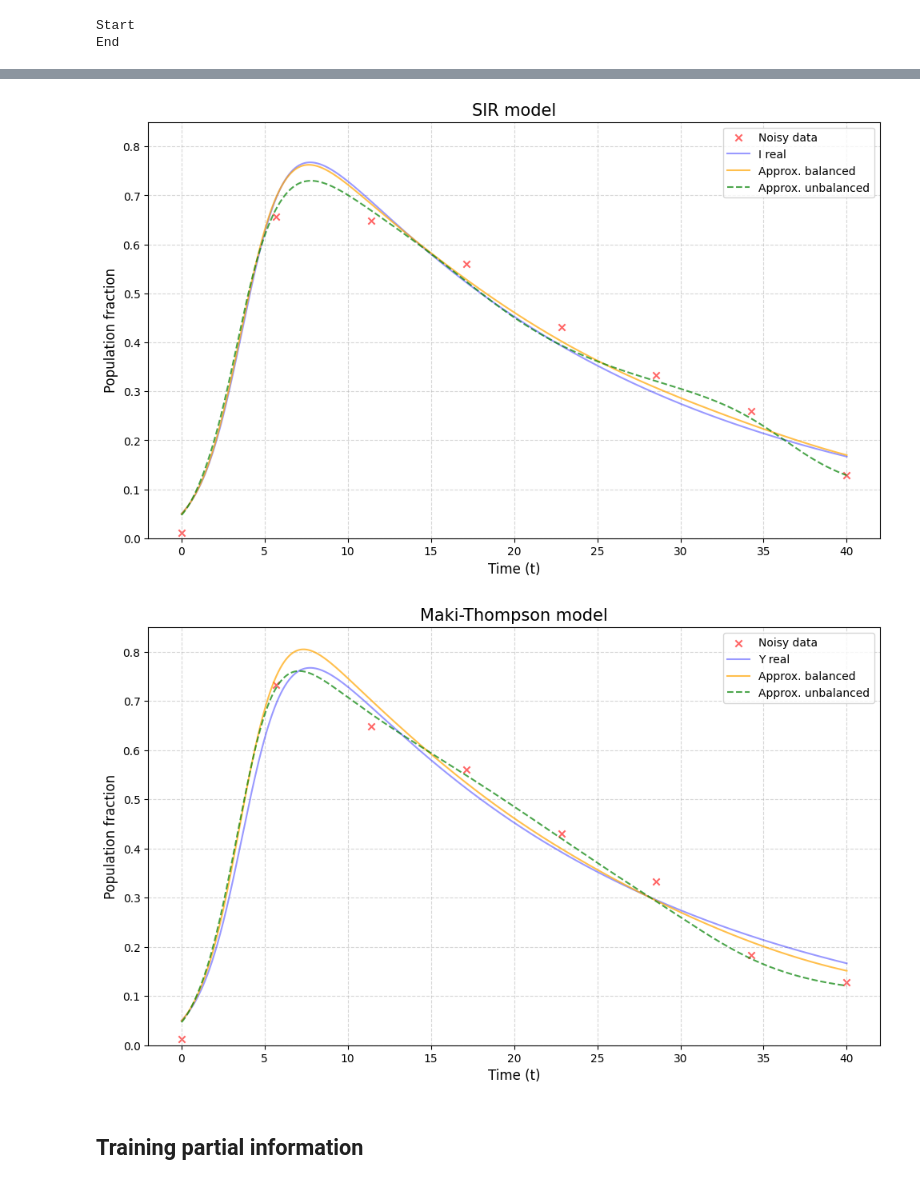
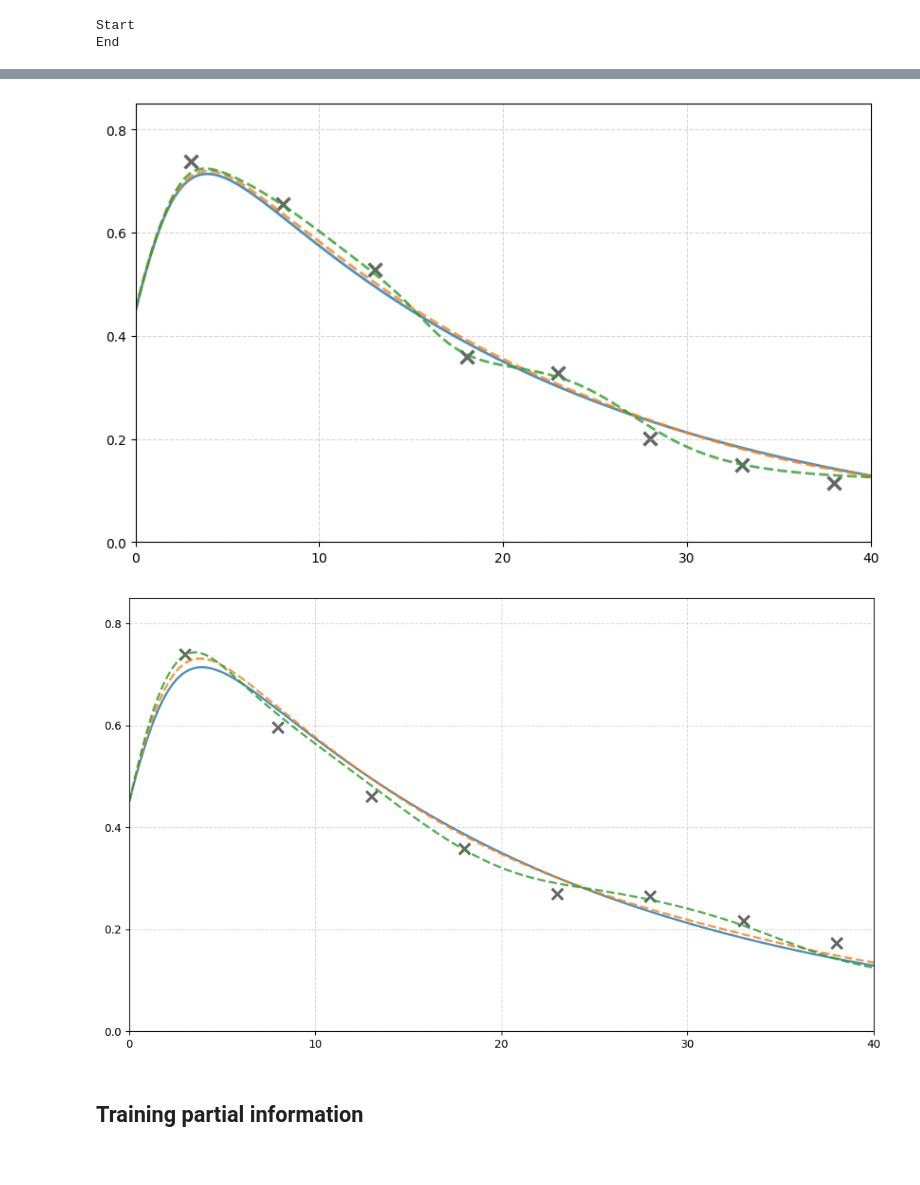
Before and after one commit to DiegoH81/PINNs, a Jupyter notebook: MODEL_graphics.ipynb, the cells around one changed output, grey strips where cells are left out. Cells and saved outputs as stored; diff of their text form; code cells hidden in the pictures.

```diff
--- a/MODEL_graphics.ipynb
+++ b/MODEL_graphics.ipynb
@@ -198,7 +204,7 @@ n_points = 2000
 t_real = torch.linspace(t_start, t_end, n_points).reshape(-1, 1)
 
 # Initial conditions
-s_0, i_0, r_0 = 0.95, 0.05, 0.0
+s_0, i_0, r_0 = 0.45, 0.45, 0.10
 y_0 = np.array([s_0, i_0, r_0])
 
 # N Epocas
@@ -215,5 +221,18 @@ solMT = rk4(SIR, y_0, t_real.detach().numpy(), beta, gamma);
 # Learning Rate
 lr = 1e-3
 tPlot = t_real.detach().numpy()
+# %%
+black = "#000000"
+red = "#FF0000"
+shinyRed = "#E63946"
+orange = "#FF8C00"
+lime = "#00FF00"
+electric_blue = "#0000FF"
+navy = "#1D3557"
+green = "#008000"
+blue = "#0000ff"
+magenta = '#FF00FF'
+cyan = '#00FFFF'
+yellow = '#FFD700'
 # %% [markdown]
 ## SIR - Maki-Thompson comparison
@@ -220,2 +326,4 @@ tPlot = t_real.detach().numpy()
+# %%
+h_points_eight =  np.array([3, 8, 13, 18, 23, 28, 33, 38])
 # %%
 print("Start")
@@ -235,12 +346,9 @@ End
 # %%
 print("Start")
-noiseBaseMT, noiseSignMT = getNoiseBase(solMT)
-solNoisyMT = getNoisySolution(solMT, noiseBaseMT, noiseSignMT, 5.0)
-
-modelMT_Balanced, idHPointsMT_Balanced = train(8, t_real, solNoisyMT, 50, y_0, True, lr, 0.0, 40.0, n_points, 10000, "MT")
+modelMT_Balanced, idHPointsMT_Balanced = train(h_points_eight, t_real, solNoisyMT, 50, y_0, True, lr, 0.0, 40.0, n_points, 10000, "MT")
 modelMT_Balanced_Plot = modelMT_Balanced(t_real).detach().numpy()
 
-modelMT_Unbalanced, idHPointsMT_Unbalanced = train(8, t_real, solNoisyMT, 50, y_0, False, lr, 0.0, 40.0, n_points, 10000, "MT")
+modelMT_Unbalanced, idHPointsMT_Unbalanced = train(h_points_eight, t_real, solNoisyMT, 50, y_0, False, lr, 0.0, 40.0, n_points, 10000, "MT")
 modelMT_Unbalanced_Plot = modelMT_Unbalanced(t_real).detach().numpy()
 
 print("End")
@@ -280,40 +365,41 @@ plt.show()
 plt.figure(figsize = (10, 6))
 
 # SIR
-plt.scatter(tPlot[idHPointsSIR_Balanced], solNoisySIR[idHPointsSIR_Balanced, 1], label = 'Noisy data', color = 'red', marker = 'x', alpha = 0.6)
-plt.plot(tPlot, solSIR[:, 1], color = 'blue', linestyle = '-', linewidth = 1.5, alpha = 0.4, label = 'I real')
-plt.plot(tPlot, modelSIR_Balanced_Plot[:, 1], color = 'orange', linestyle = '-', linewidth = 1.5, alpha = 0.7, label = 'Approx. balanced')
-plt.plot(tPlot, modelSIR_Unbalanced_Plot[:, 1], color = 'green', linestyle = '--', linewidth = 1.5, alpha = 0.7, label = 'Approx. unbalanced')
+plt.scatter(tPlot[idHPointsSIR_Balanced], solNoisySIR[idHPointsSIR_Balanced, 1], label = 'Noisy data', color = black, marker = 'x', s = 100, linewidths = 2.5,  alpha = 0.6)
+plt.plot(tPlot, solSIR[:, 1], color = "tab:blue", linestyle = '-', linewidth = 2.0, alpha = 0.8, label = 'I real')
+plt.plot(tPlot, modelSIR_Balanced_Plot[:, 1], color = "tab:orange", linestyle = '--', linewidth = 2.0, alpha = 0.8, label = 'Approx. balanced')
+plt.plot(tPlot, modelSIR_Unbalanced_Plot[:, 1], color = "tab:green", linestyle = '--', linewidth = 2.0, alpha = 0.8, label = 'Approx. unbalanced')
 
 plt.grid(True, which = 'both', linestyle='--', alpha = 0.5)
-plt.xlabel('Time (t)', fontsize=12)
-plt.ylabel('Population fraction', fontsize=12)
-plt.legend(loc='upper right', bbox_to_anchor=(1, 1))
-plt.tight_layout()
-plt.title("SIR model", fontsize = 15)
+plt.margins(0)
 plt.ylim(0.0, 0.85)
+ax = plt.gca()
+ax.xaxis.set_major_locator(MultipleLocator(10))
+ax.yaxis.set_major_locator(MultipleLocator(0.2))
 plt.show()
 # %% [output]
-[figure, old version]
+[figure, new version]
 # %%
 plt.figure(figsize = (10, 6))
 
 # MT
-plt.scatter(tPlot[idHPointsMT_Unbalanced], solNoisyMT[idHPointsMT_Unbalanced, 1], label = 'Noisy data', color = 'red', marker = 'x', alpha = 0.6)
-plt.plot(tPlot, solMT[:, 1], color = 'blue', linestyle = '-', linewidth = 1.5, alpha = 0.4, label = 'Y real')
-plt.plot(tPlot, modelMT_Balanced_Plot[:, 1], color = 'orange', linestyle = '-', linewidth = 1.5, alpha = 0.7, label = 'Approx. balanced')
-plt.plot(tPlot, modelMT_Unbalanced_Plot[:, 1], color = 'green', linestyle = '--', linewidth = 1.5, alpha = 0.7, label = 'Approx. unbalanced')
+plt.scatter(tPlot[idHPointsMT_Unbalanced], solNoisyMT[idHPointsMT_Unbalanced, 1], label = 'Noisy data', color = black, marker = 'x', s = 100, linewidths = 2.5,  alpha = 0.6)
+plt.plot(tPlot, solMT[:, 1], color = "tab:blue", linestyle = '-', linewidth = 2.0, alpha = 0.8, label = 'Y real')
+plt.plot(tPlot, modelMT_Balanced_Plot[:, 1], color = "tab:orange", linestyle = '--', linewidth = 2.0, alpha = 0.8, label = 'Approx. balanced')
+plt.plot(tPlot, modelMT_Unbalanced_Plot[:, 1], color = "tab:green", linestyle = '--', linewidth = 2.0, alpha = 0.8, label = 'Approx. unbalanced')
 
 plt.grid(True, which = 'both', linestyle='--', alpha = 0.5)
-plt.xlabel('Time (t)', fontsize=12)
-plt.ylabel('Population fraction', fontsize=12)
-plt.legend(loc='upper right', bbox_to_anchor=(1, 1))
+#plt.legend(loc='upper right', bbox_to_anchor=(1, 1))
 plt.tight_layout()
-plt.title("Maki-Thompson model", fontsize = 15)
+#plt.title("Maki-Thompson model", fontsize = 15)
+plt.margins(0.0)
 plt.ylim(0.0, 0.85)
+ax = plt.gca()
+ax.xaxis.set_major_locator(MultipleLocator(10))
+ax.yaxis.set_major_locator(MultipleLocator(0.2))
 plt.show()
 # %% [output]
-[figure, old version]
+[figure, new version]
 # %% [markdown]
 ## Training partial information
 # %%
```
Also changed, not shown: parts of 30 cells of this notebook, 4 other files.
